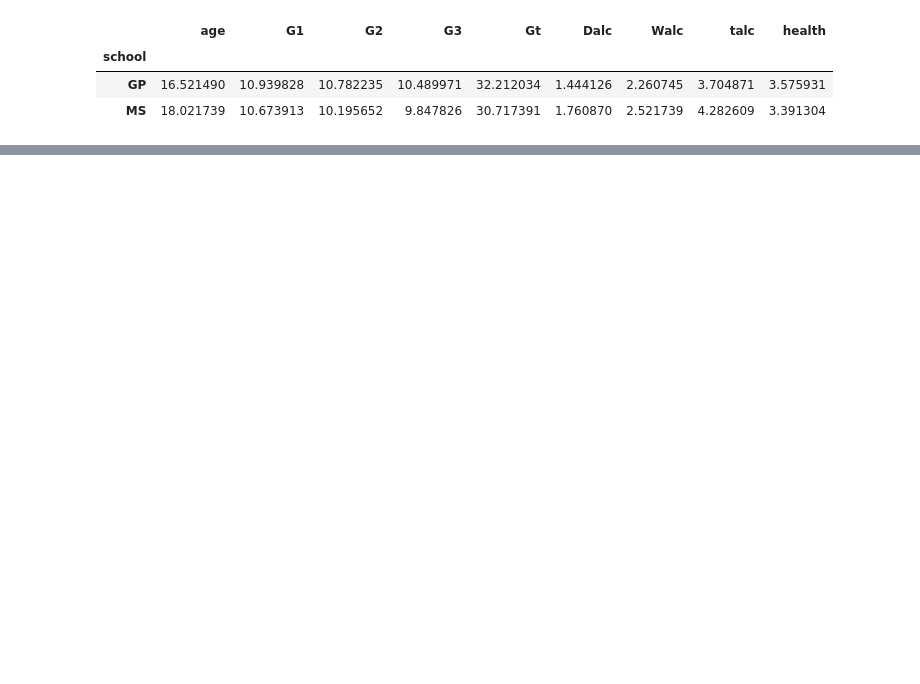
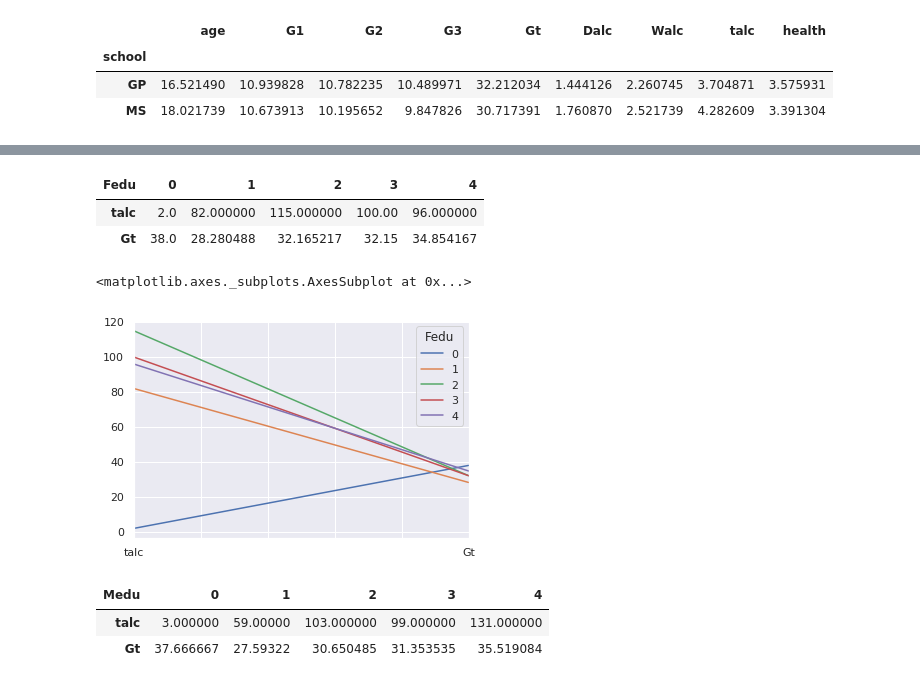
Before and after one commit to Learnlearningplatform/Student_analysis, a Jupyter notebook: project1.ipynb, the cells around one changed output, grey strips where cells are left out. Cells and saved outputs as stored; diff of their text form; code cells hidden in the pictures; blank space fills up the shorter version.

```diff
--- a/project1.ipynb
+++ b/project1.ipynb
@@ -376,0 +377,22 @@ x.plot()
+# %%
+#Fathers education and students avg grade and alcohol consuption
+df.groupby(['Fedu'])['talc','Gt'].agg({'talc':'count','Gt':'mean'}).transpose()
+# %% [output]
+| Fedu | 0 | 1 | 2 | 3 | 4 |
+| talc | 2.0 | 82.000000 | 115.000000 | 100.00 | 96.000000 |
+| Gt | 38.0 | 28.280488 | 32.165217 | 32.15 | 34.854167 |
+# %%
+a=df.groupby(['Fedu'])['talc','Gt'].agg({'talc':'count','Gt':'mean'}).transpose()
+a.plot()
+#It is seen from graph students having less father eductaion score better grades and also consume less alcohol,
+#whereas students having,high parents education score comparively less grade and drink more alcohol
+# %% [output]
+<matplotlib.axes._subplots.AxesSubplot at 0x...>
+[figure, added]
+# %%
+# Mothers education and students avg grade and alcohol consuption
+df.groupby(['Medu'])['talc','Gt'].agg({'talc':'count','Gt':'mean'}).transpose()
+# %% [output]
+| Medu | 0 | 1 | 2 | 3 | 4 |
+| talc | 3.000000 | 59.00000 | 103.000000 | 99.000000 | 131.000000 |
+| Gt | 37.666667 | 27.59322 | 30.650485 | 31.353535 | 35.519084 |
```
Also changed, not shown: parts of 23 cells of this notebook.
